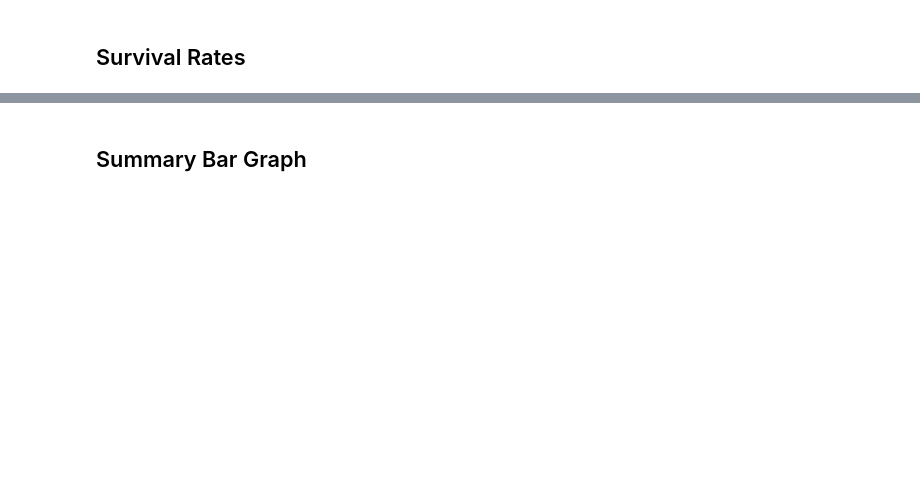
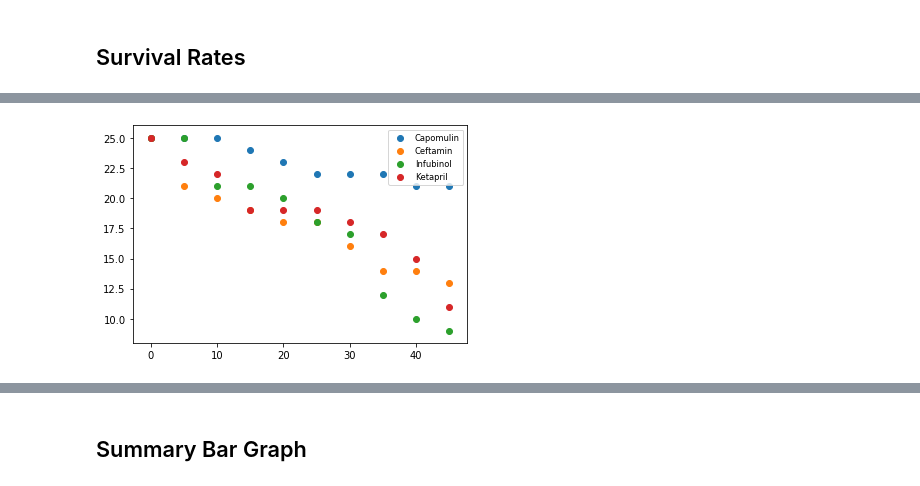
Before and after one commit to jabruhns/matplotlib-challenge, a Jupyter notebook: Pymaceuticals/Pymaceuticals.ipynb, the cells around one changed output, grey strips where cells are left out. Saved outputs shown, nothing was run; the diff lists cells and outputs as text; code cells hidden in the pictures; blank space fills up the shorter version.

```diff
--- a/Pymaceuticals/Pymaceuticals.ipynb
+++ b/Pymaceuticals/Pymaceuticals.ipynb
@@ -150,3 +224,23 @@ plt.show()
+# %%
+# Generate the Plot (Accounting for percentages)
+mouse_capo = mouse_pivot['Mouse ID']['Capomulin']
+mouse_ceft = mouse_pivot['Mouse ID']['Ceftamin']
+mouse_inf = mouse_pivot['Mouse ID']['Infubinol']
+mouse_keta = mouse_pivot['Mouse ID']['Ketapril']
+
+mouse_plt_1 = plt.scatter(x_axis, mouse_capo, label="Capomulin")
+mouse_plt_2 = plt.scatter(x_axis, mouse_ceft, label ="Ceftamin")
+mouse_plt_3 = plt.scatter(x_axis, mouse_inf, label ="Infubinol")
+mouse_plt_4 = plt.scatter(x_axis, mouse_keta, label="Ketapril")
+
+plt.legend(loc="best", fontsize="small", fancybox=True)
+# Save the Figure
+plt.savefig("Output/mouse_plt.png")
+
+# Show the Figure
+plt.show()
+# %% [output]
+[figure, added]
 # %% [markdown]
 ![Metastatic Spread During Treatment](../Images/survival.png)
 # %% [markdown]
```
Also changed, not shown: parts of 8 cells of this notebook, 2 other files.
